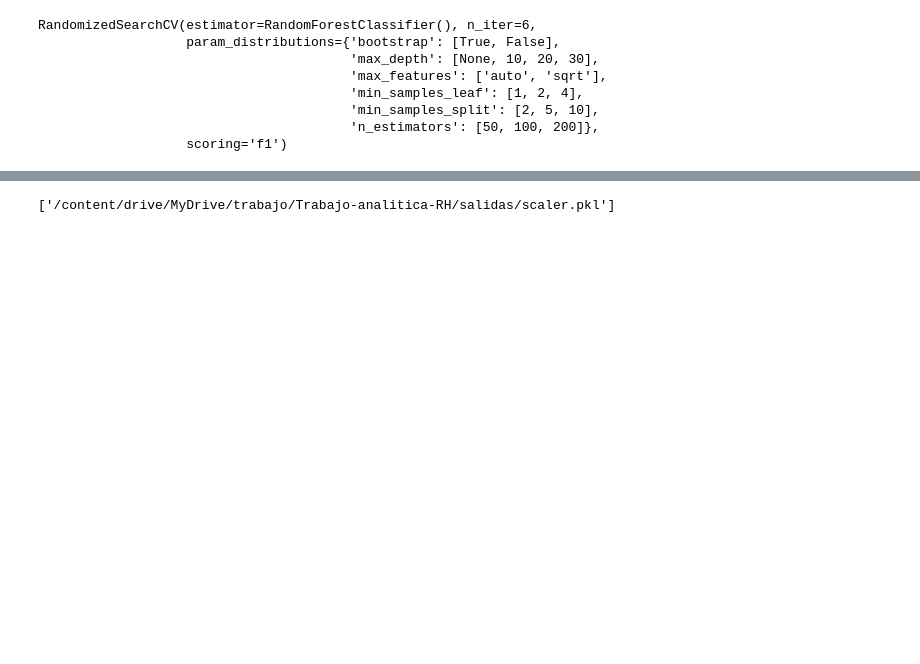
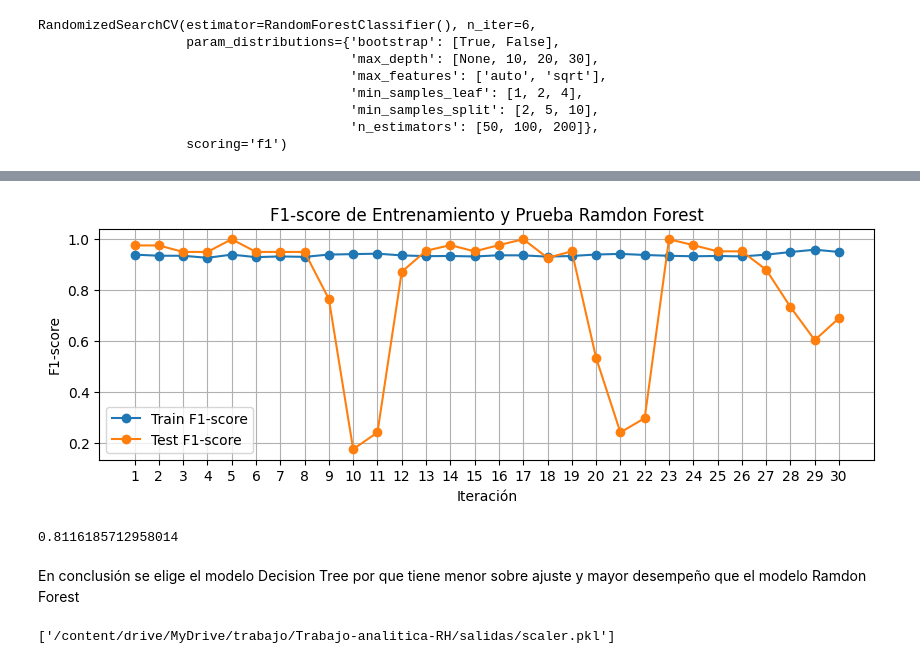
Before and after one commit to Laurahg22/Trabajo-analitica-RH, a Jupyter notebook: d_modelos.ipynb, the cells around one changed output, grey strips where cells are left out. Cells and saved outputs as stored; diff of their text form; code cells hidden in the pictures; blank space fills up the shorter version.

```diff
--- a/d_modelos.ipynb
+++ b/d_modelos.ipynb
@@ -243,0 +351,7 @@ rf_final=tun_rf.best_estimator_
+# %%
+#### convertir resultado de evaluacion entrenamiento y evaluacion en data frame para Ramdon Forest
+train_rf=pd.DataFrame(eval_rf['train_score'])
+test_rf=pd.DataFrame(eval_rf['test_score'])
+train_test_rf=pd.concat([train_rf, test_rf],axis=1)
+train_test_rf.columns=['train_score','test_score']
+train_test_rf
@@ -244,3 +376,26 @@ rf_final=tun_rf.best_estimator_
+# %%
+# Número de iteraciones
+iterations = range(1, len(train_test_rf) + 1)
+
+# Crear el gráfico de líneas
+plt.figure(figsize=(10, 3))
+plt.plot(iterations, train_test_rf['train_score'], marker='o', label='Train F1-score')
+plt.plot(iterations, train_test_rf['test_score'], marker='o', label='Test F1-score')
+plt.title('F1-score de Entrenamiento y Prueba Ramdon Forest')
+plt.xlabel('Iteración')
+plt.ylabel('F1-score')
+plt.xticks(iterations)
+plt.legend()
+plt.grid(True)
+plt.show()
+# %% [output]
+[figure, added]
+# %%
+train_test_rf["test_score"].mean()
+# %% [output]
+0.8116185712958014
+# %% [markdown]
+En conclusión se elige el modelo Decision Tree por que tiene menor sobre ajuste y mayor desempeño que el modelo Ramdon Forest
 # %%
 ### función para exportar y guardar objetos de python (cualqueira)
 joblib.dump(rf_final, "/content/drive/MyDrive/trabajo/Trabajo-analitica-RH/salidas/rf_final.pkl") ##
```
Also changed, not shown: parts of 22 cells of this notebook.
